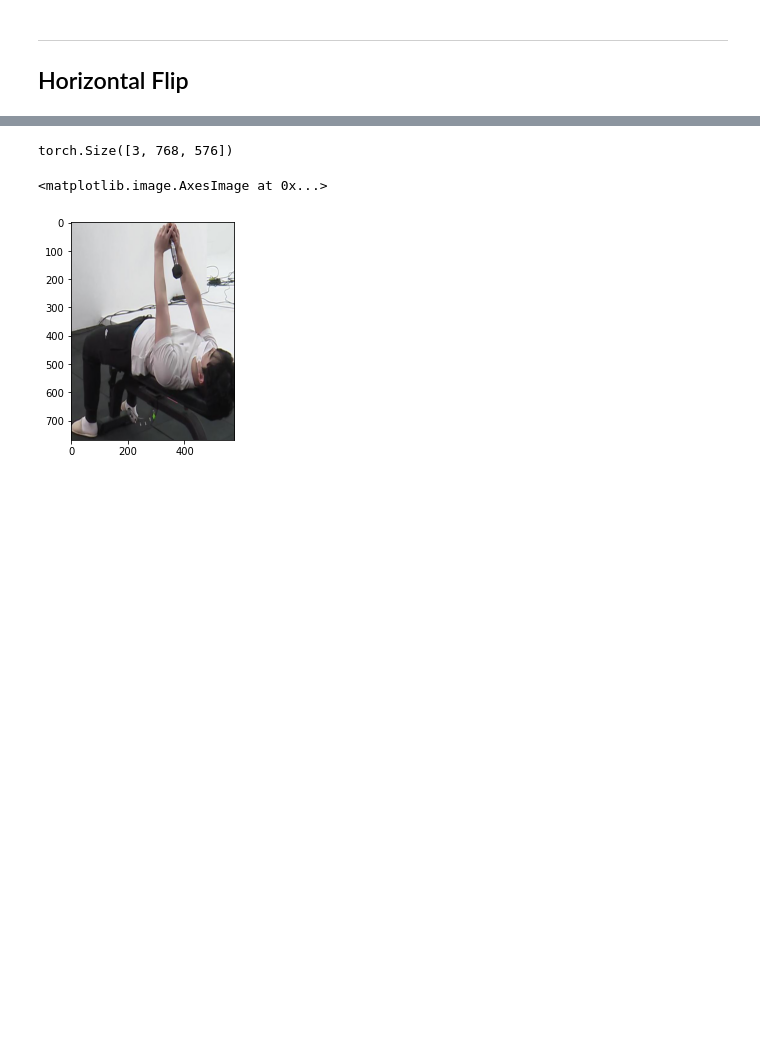
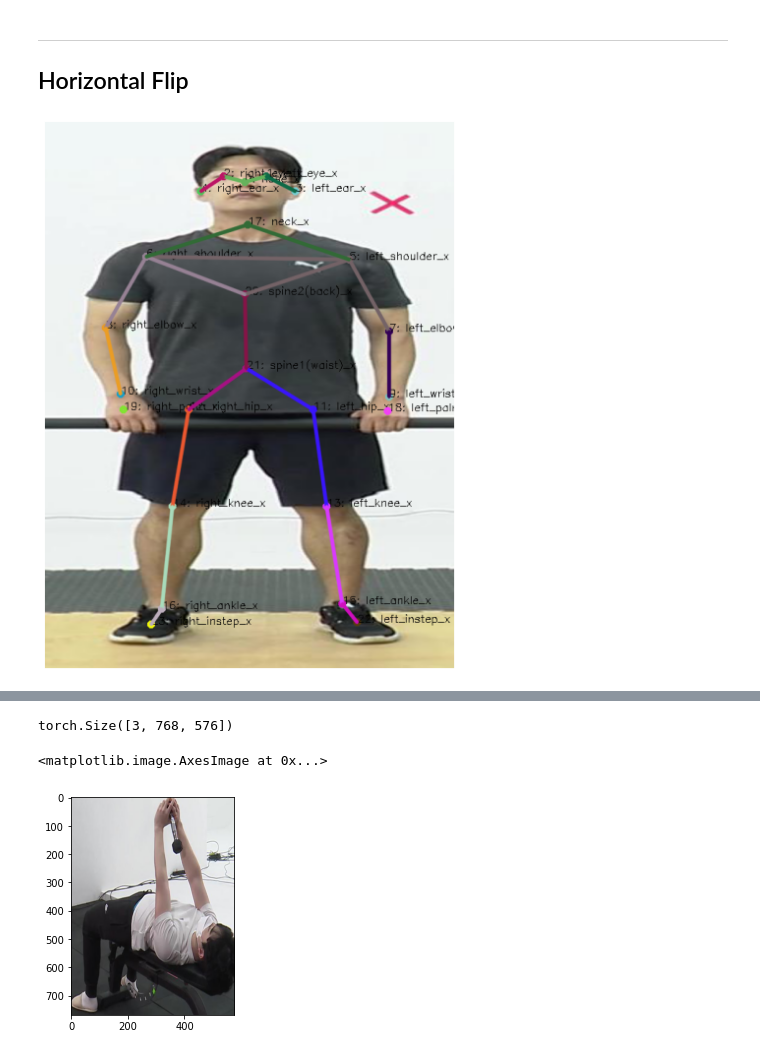
Before and after one commit to Kitsunetic/motion-keypoint, a Jupyter notebook: augmentation 연구.ipynb, the cells around one changed output, grey strips where cells are left out. Cells and saved outputs as stored; diff of their text form; code cells hidden in the pictures; blank space fills up the shorter version.

```diff
--- a/augmentation 연구.ipynb
+++ b/augmentation 연구.ipynb
@@ -91,3 +109,25 @@ ds_test = ImageDataset(test_imgs, offsets["test"])
 ---
 
 ## Horizontal Flip
+# %%
+train_imgs = sorted(list(Path("data/box_effdet/train_imgs/").glob("*.jpg")))
+# %%
+df = pd.read_csv("data/box_effdet/train_df.csv")
+# %%
+with open("data/box_effdet/offset.json", "r") as f:
+    offsets = json.load(f)
+# %%
+i = 2000
+x = imageio.imread(train_imgs[i])
+H, W, _ = x.shape
+ratio = [576 / W, 768 / H]
+x = cv2.resize(x, (576, 768))
+k = df.iloc[i, 1:].values.astype(np.float32)
+k = np.stack([k[0::2], k[1::2]], 1)
+offset = offsets["train"][i]["boxes"][:2]
+k[:, 0] = (k[:, 0] - offset[0]) * ratio[0]
+k[:, 1] = (k[:, 1] - offset[1]) * ratio[1]
+
+utils.draw_keypoints_show(x, k)
+# %% [output]
+[figure, added]
```
Also changed, not shown: parts of 20 cells of this notebook.
